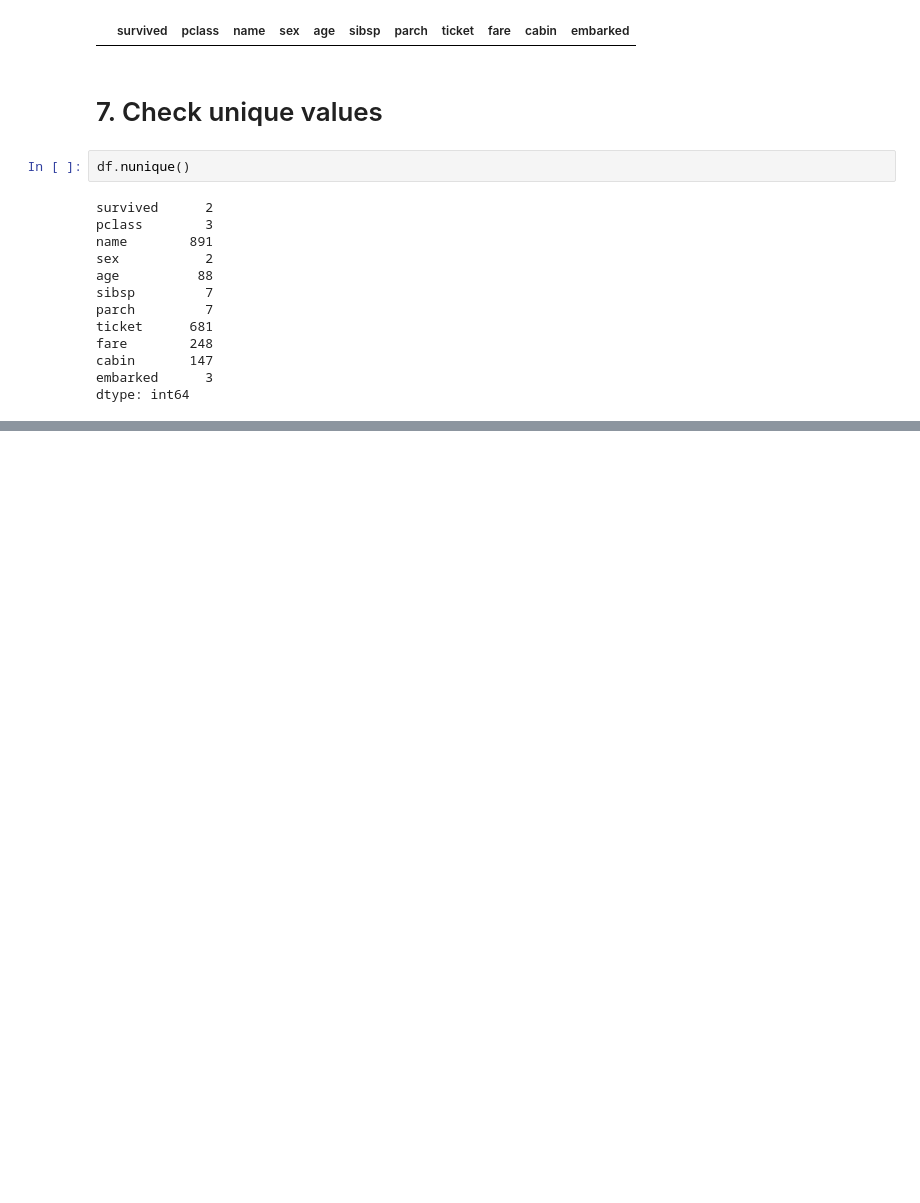
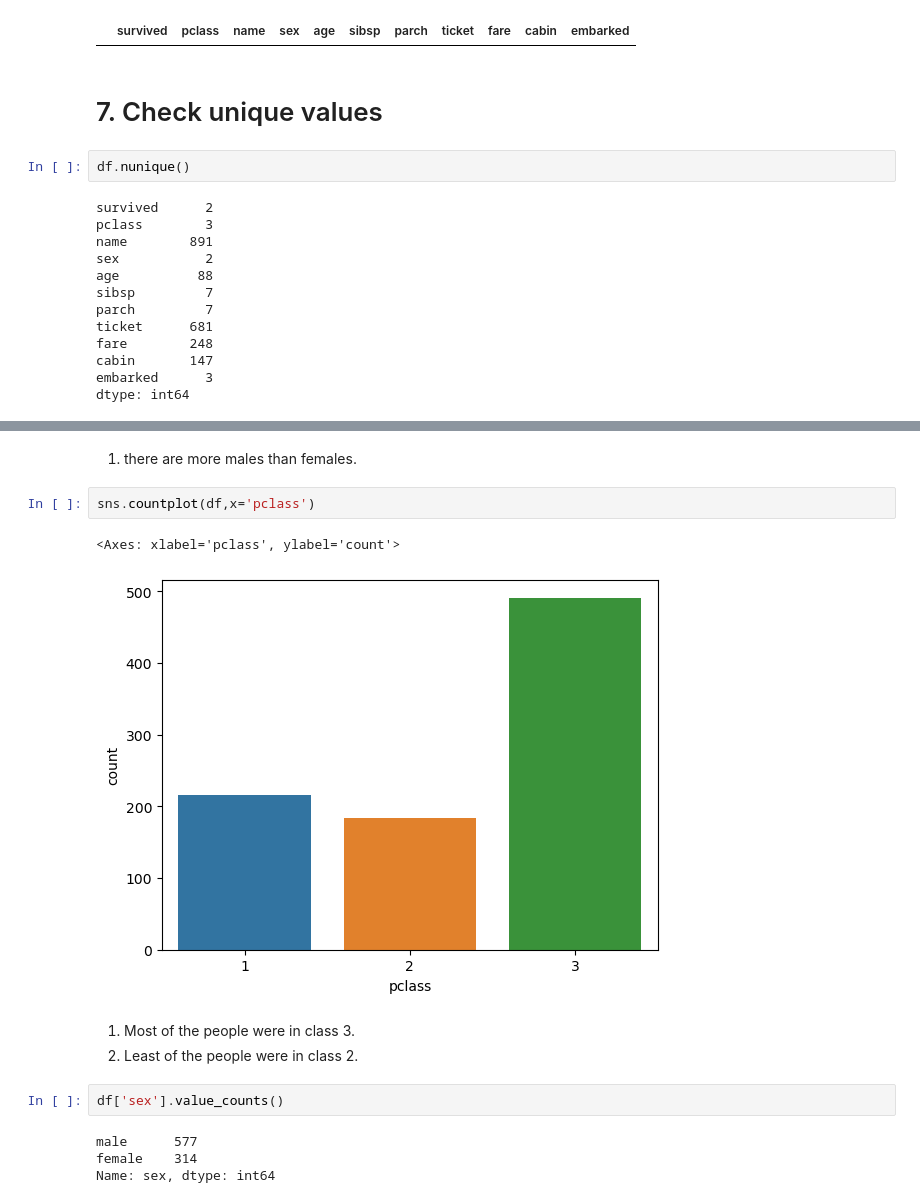
Before and after one commit to DeepjyotiBhattacharjee/EDA-and-Feature-Engineering-for-Data-Science-, a Jupyter notebook: EDA and Feature Engineering Day 1.ipynb, the cells around one changed output, grey strips where cells are left out. Drawn from its saved outputs; the diff is of its cells as text; blank space fills up the shorter version.

```diff
--- a/EDA and Feature Engineering Day 1.ipynb
+++ b/EDA and Feature Engineering Day 1.ipynb
@@ -192,0 +291,16 @@ df.corr()
+# %% [markdown]
+1. there are more males than females.
+# %%
+sns.countplot(df,x='pclass')
+# %% [output]
+<Axes: xlabel='pclass', ylabel='count'>
+[figure, added]
+# %% [markdown]
+1. Most of the people were in class 3.
+2. Least of the people were in class 2.
+# %%
+df['sex'].value_counts()
+# %% [output]
+male      577
+female    314
+Name: sex, dtype: int64
```
Also changed, not shown: parts of 28 cells of this notebook.
